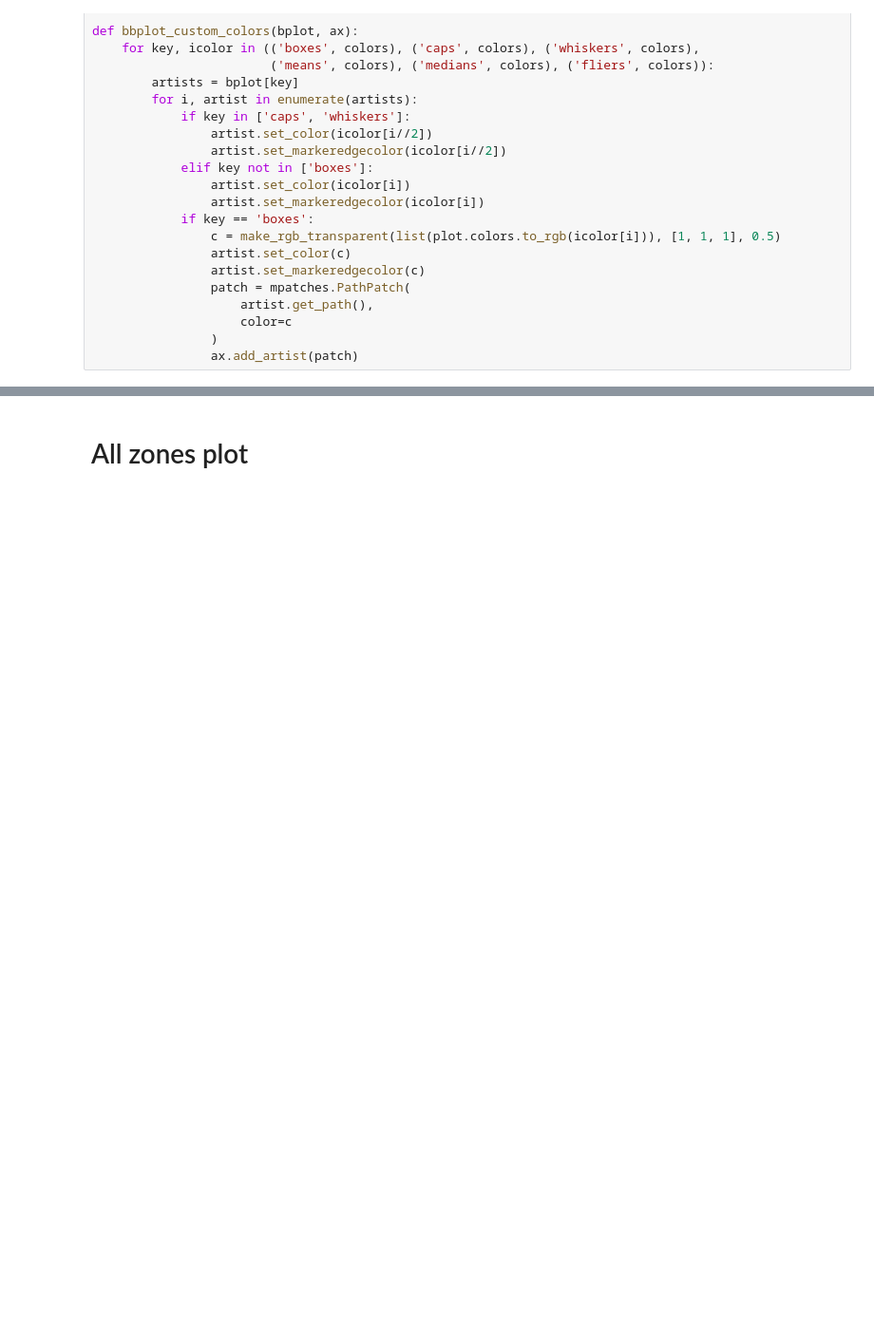
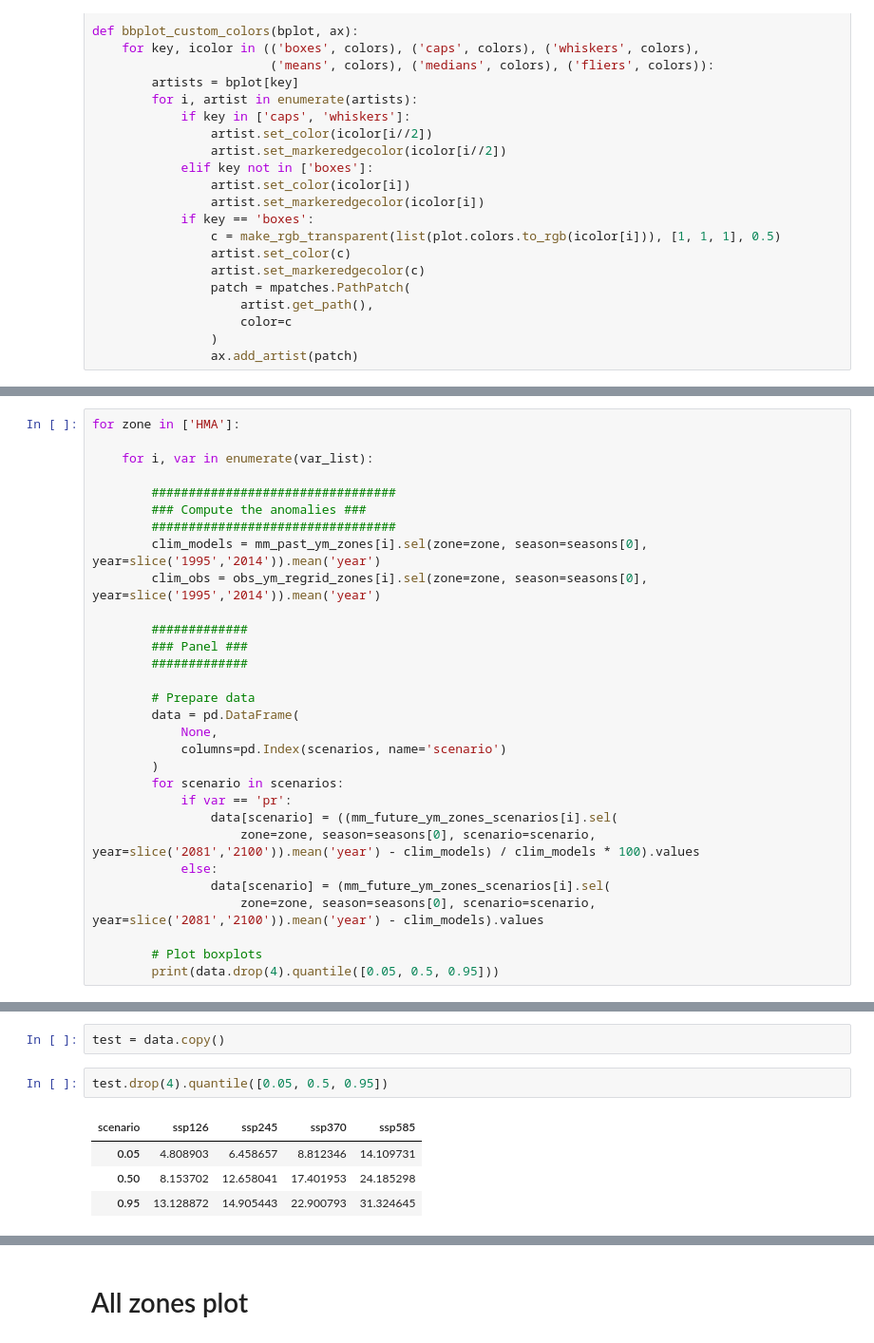
Before and after one commit to mickaellalande/PhD, a Jupyter notebook: CICLAD/Himalaya/CMIP6_HMA_paper/all-projections.ipynb, the cells around one changed output, grey strips where cells are left out. Shown at 95% size. Saved outputs shown, nothing was run; the diff lists cells and outputs as text; blank space fills up the shorter version.

```diff
--- a/CICLAD/Himalaya/CMIP6_HMA_paper/all-projections.ipynb
+++ b/CICLAD/Himalaya/CMIP6_HMA_paper/all-projections.ipynb
@@ -97,0 +324,30 @@ def bbplot_custom_colors(bplot, ax):
+# %%
+for zone in ['HMA']:
+
+    for i, var in enumerate(var_list):
+
+        #################################
+        ### Compute the anomalies ###
+        #################################
+        clim_models = mm_past_ym_zones[i].sel(zone=zone, season=seasons[0], year=slice('1995','2014')).mean('year')
+        clim_obs = obs_ym_regrid_zones[i].sel(zone=zone, season=seasons[0], year=slice('1995','2014')).mean('year')
+
+        #############
+        ### Panel ###
+        #############
+
+        # Prepare data
+        data = pd.DataFrame(
+            None,
+            columns=pd.Index(scenarios, name='scenario')
+        )
+        for scenario in scenarios:
+            if var == 'pr':
+                data[scenario] = ((mm_future_ym_zones_scenarios[i].sel(
+                    zone=zone, season=seasons[0], scenario=scenario, year=slice('2081','2100')).mean('year') - clim_models) / clim_models * 100).values
+            else:
+                data[scenario] = (mm_future_ym_zones_scenarios[i].sel(
+                    zone=zone, season=seasons[0], scenario=scenario, year=slice('2081','2100')).mean('year') - clim_models).values
+
+        # Plot boxplots
+        print(data.drop(4).quantile([0.05, 0.5, 0.95]))
@@ -97,0 +374,9 @@ def bbplot_custom_colors(bplot, ax):
+# %%
+test = data.copy()
+# %%
+test.drop(4).quantile([0.05, 0.5, 0.95])
+# %% [output]
+| scenario | ssp126 | ssp245 | ssp370 | ssp585 |
+| 0.05 | 4.808903 | 6.458657 | 8.812346 | 14.109731 |
+| 0.50 | 8.153702 | 12.658041 | 17.401953 | 24.185298 |
+| 0.95 | 13.128872 | 14.905443 | 22.900793 | 31.324645 |
```
Also changed, not shown: parts of 9 cells of this notebook, 11 other files.
